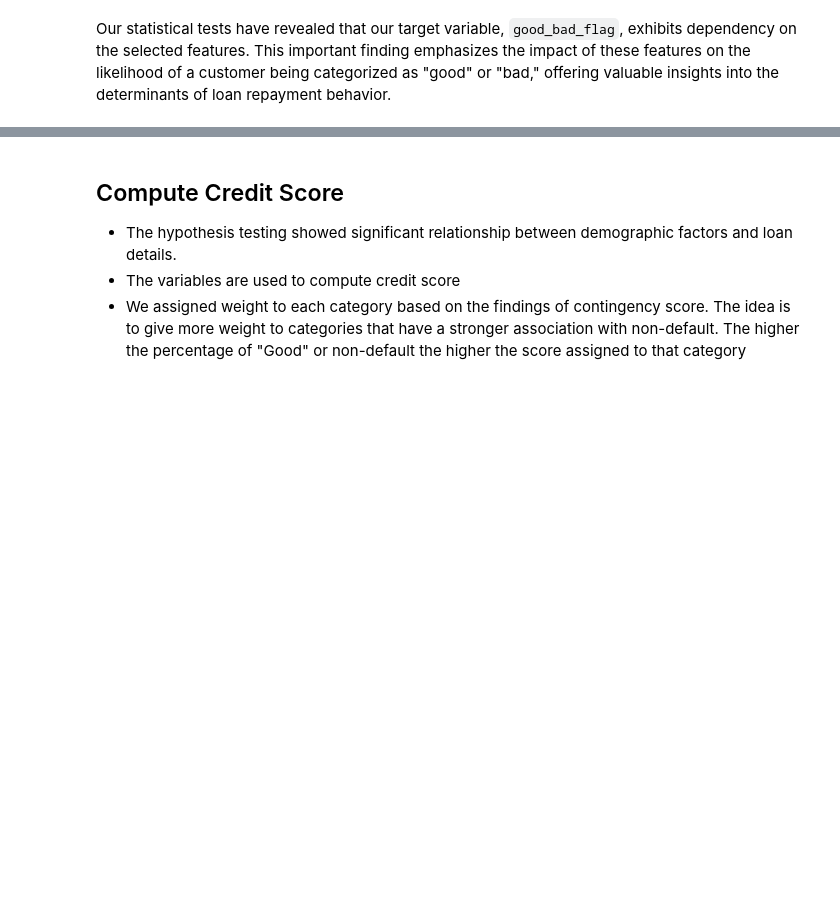
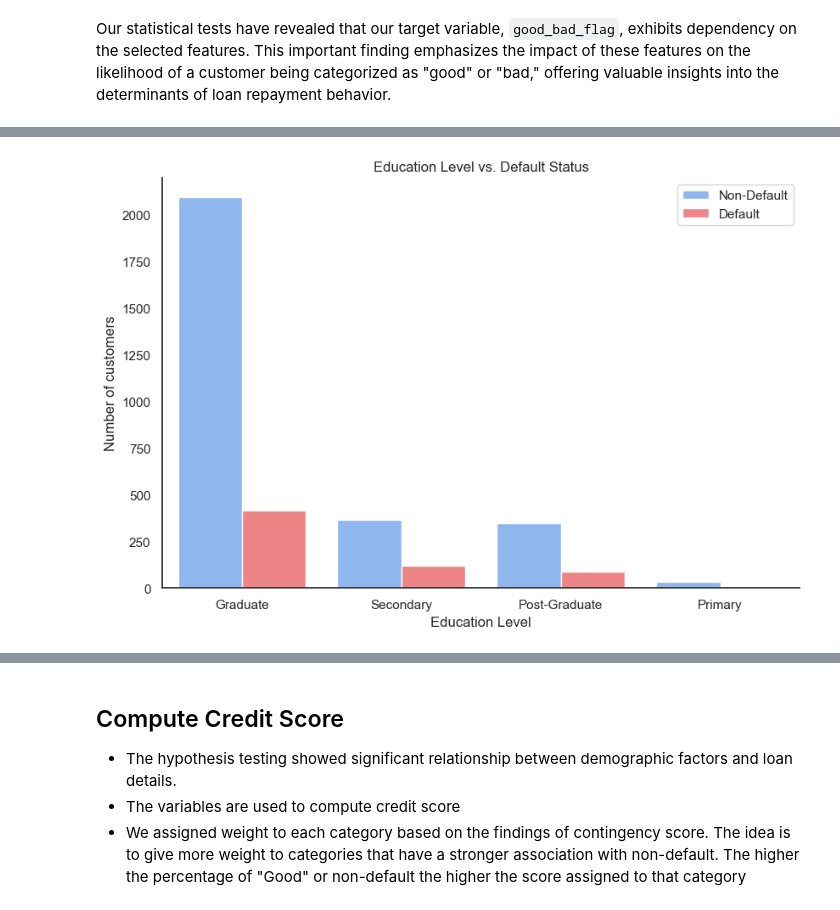
Before and after one commit to frank015940/Loan-Default-Prediction, a Jupyter notebook: loan_default_15th.ipynb, the cells around one changed output, grey strips where cells are left out. Saved outputs shown, nothing was run; the diff lists cells and outputs as text; code cells hidden in the pictures; blank space fills up the shorter version.

```diff
--- a/loan_default_15th.ipynb
+++ b/loan_default_15th.ipynb
@@ -477,0 +490,9 @@ Our statistical tests have revealed that our target variable, `good_bad_flag`, e
+# %%
+ax = sns.countplot(data=merged_data, x='level_of_education_clients', hue='good_bad_flag',
+                   order=merged_data['level_of_education_clients'].value_counts().index)
+plt.title("Education Level vs. Default Status")
+plt.xlabel("Education Level")
+plt.ylabel("Number of customers")
+plt.legend(['Non-Default', 'Default'], loc='upper right');
+# %% [output]
+[figure, added]
```
Also changed, not shown: parts of 5 cells of this notebook.
